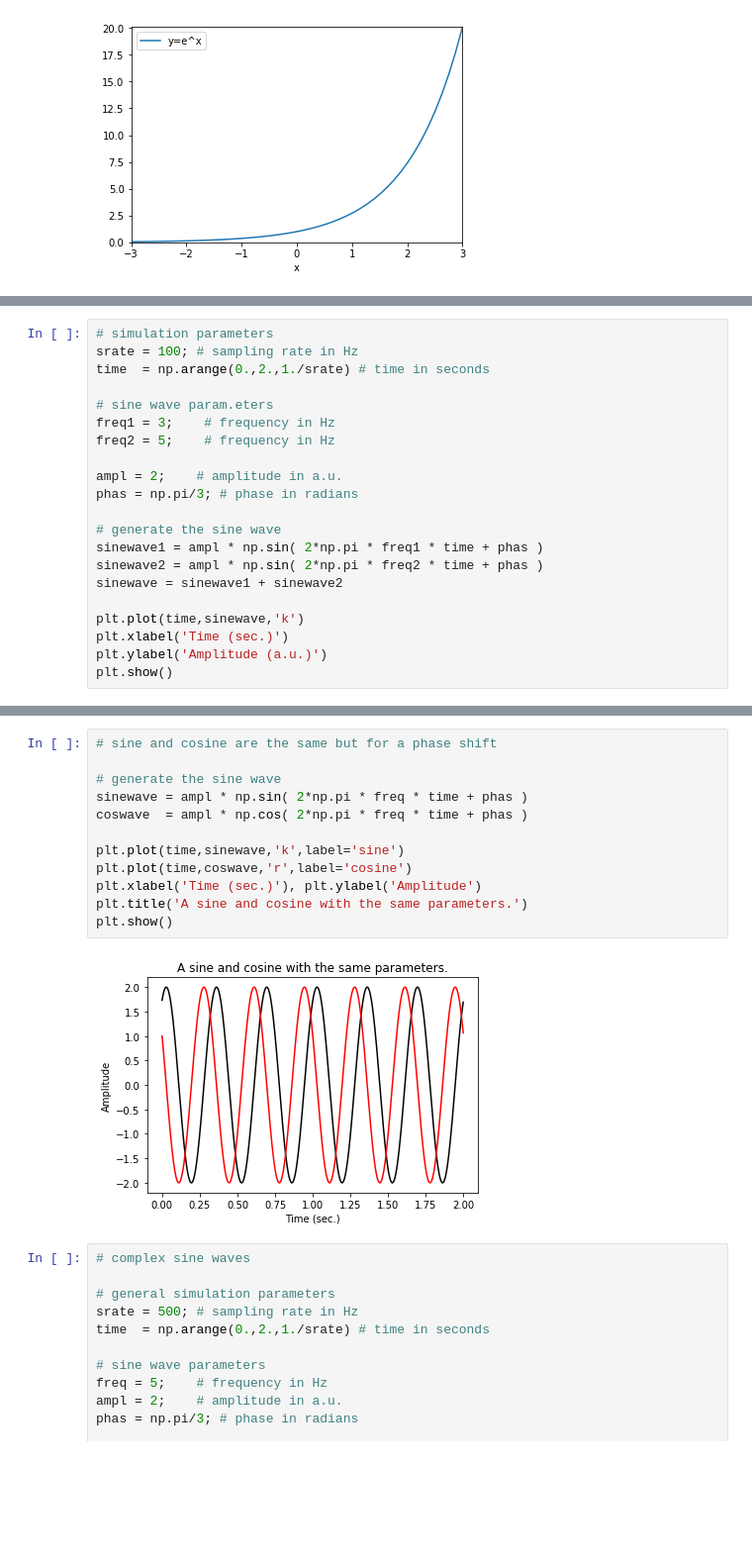
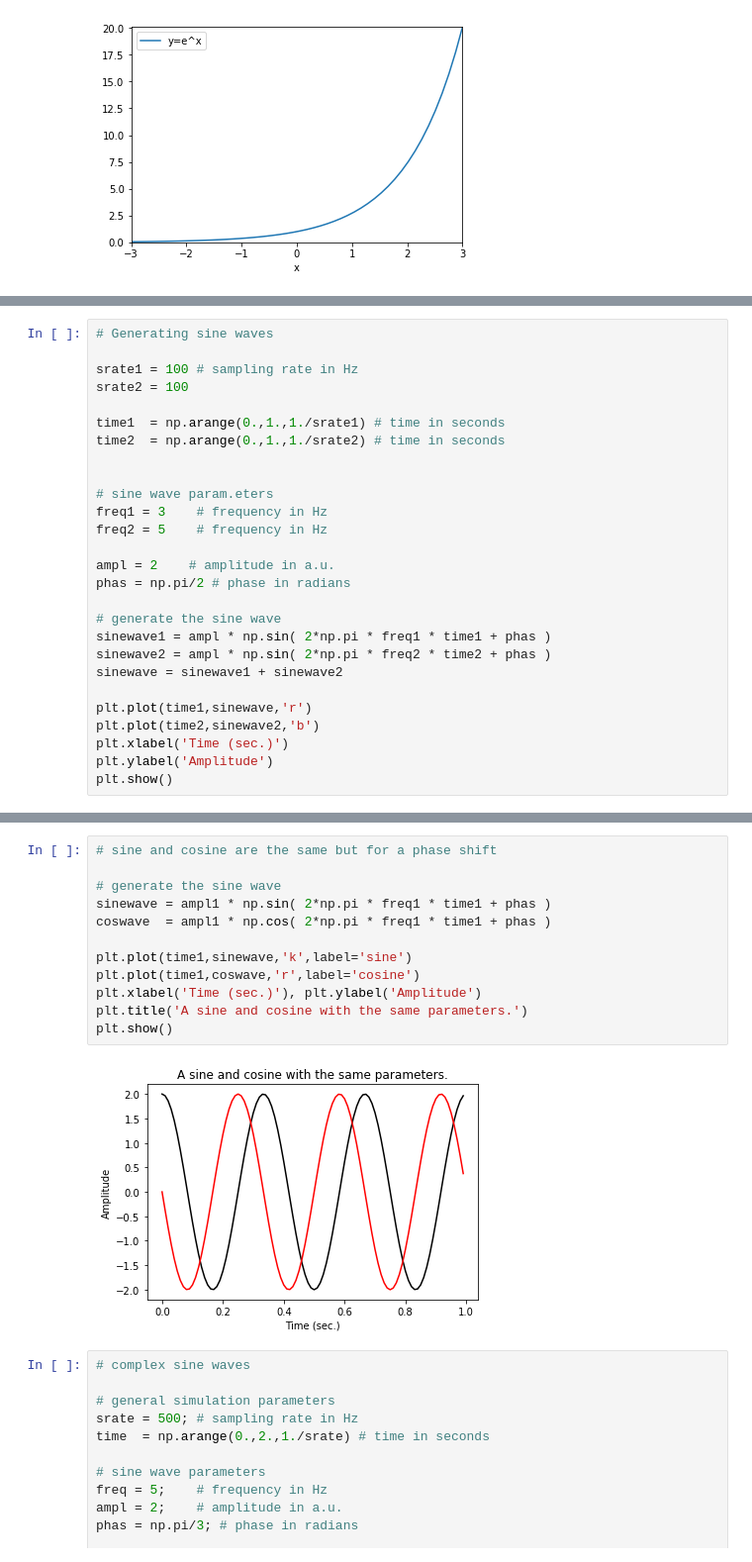
Before and after one commit to ChristianChiarulli/Signal-Analysis, a Jupyter notebook: FourierFoundations/Fourier_foundations.ipynb, the cells around one changed output, grey strips where cells are left out. Shown at 99% size. Drawn from its saved outputs; the diff is of its cells as text; blank space fills up the shorter version.

```diff
--- a/FourierFoundations/Fourier_foundations.ipynb
+++ b/FourierFoundations/Fourier_foundations.ipynb
@@ -150,22 +229,28 @@ plt.polar([0,phs],[0,mag],marker='o')
 # %%
-# simulation parameters
-srate = 100; # sampling rate in Hz
-time  = np.arange(0.,2.,1./srate) # time in seconds
+# Generating sine waves
+
+srate1 = 100 # sampling rate in Hz
+srate2 = 100
+
+time1  = np.arange(0.,1.,1./srate1) # time in seconds
+time2  = np.arange(0.,1.,1./srate2) # time in seconds
+
 
 # sine wave param.eters
-freq1 = 3;    # frequency in Hz
-freq2 = 5;    # frequency in Hz
+freq1 = 3    # frequency in Hz
+freq2 = 5    # frequency in Hz
 
-ampl = 2;    # amplitude in a.u.
-phas = np.pi/3; # phase in radians
+ampl = 2    # amplitude in a.u.
+phas = np.pi/2 # phase in radians
 
 # generate the sine wave
-sinewave1 = ampl * np.sin( 2*np.pi * freq1 * time + phas )
-sinewave2 = ampl * np.sin( 2*np.pi * freq2 * time + phas )
+sinewave1 = ampl * np.sin( 2*np.pi * freq1 * time1 + phas )
+sinewave2 = ampl * np.sin( 2*np.pi * freq2 * time2 + phas )
 sinewave = sinewave1 + sinewave2
 
-plt.plot(time,sinewave,'k')
+plt.plot(time1,sinewave,'r')
+plt.plot(time2,sinewave2,'b')
 plt.xlabel('Time (sec.)')
-plt.ylabel('Amplitude (a.u.)')
+plt.ylabel('Amplitude')
 plt.show()
 # %% [output]
@@ -173,17 +258,17 @@ plt.show()
 # %%
 # sine and cosine are the same but for a phase shift
 
 # generate the sine wave
-sinewave = ampl * np.sin( 2*np.pi * freq * time + phas )
-coswave  = ampl * np.cos( 2*np.pi * freq * time + phas )
+sinewave = ampl1 * np.sin( 2*np.pi * freq1 * time1 + phas )
+coswave  = ampl1 * np.cos( 2*np.pi * freq1 * time1 + phas )
 
-plt.plot(time,sinewave,'k',label='sine')
-plt.plot(time,coswave,'r',label='cosine')
+plt.plot(time1,sinewave,'k',label='sine')
+plt.plot(time1,coswave,'r',label='cosine')
 plt.xlabel('Time (sec.)'), plt.ylabel('Amplitude')
 plt.title('A sine and cosine with the same parameters.')
 plt.show()
 # %% [output]
-[figure, old version]
+[figure, new version]
 # %%
 # complex sine waves
 
```
Also changed, not shown: parts of 20 cells of this notebook, 3 other files.
